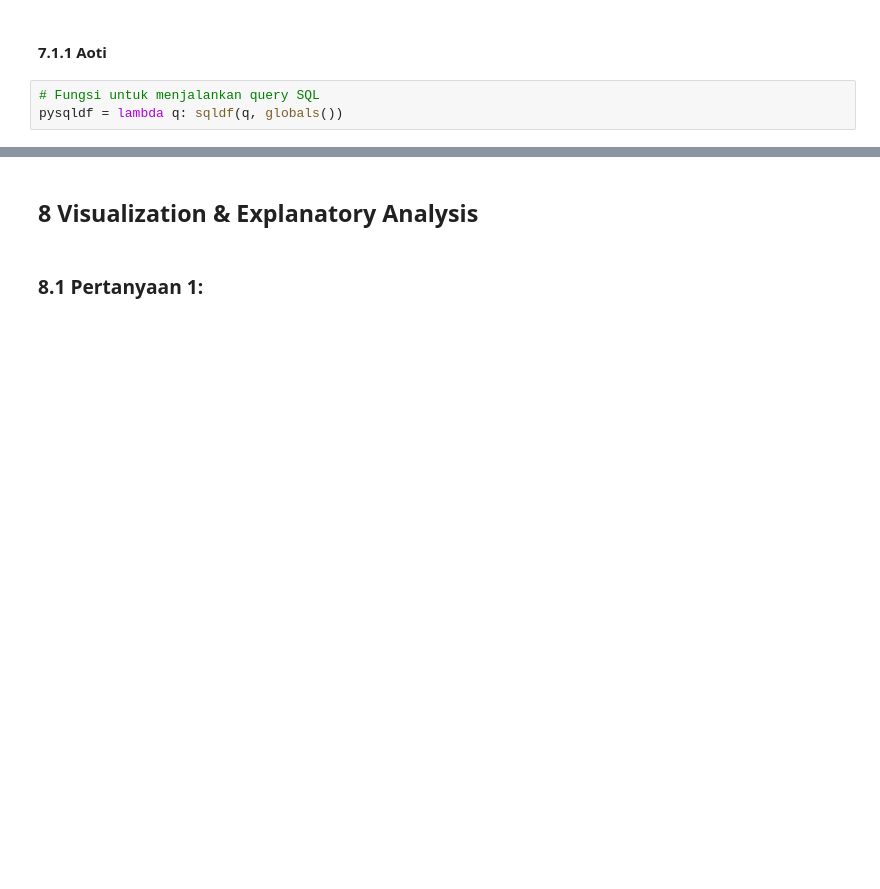
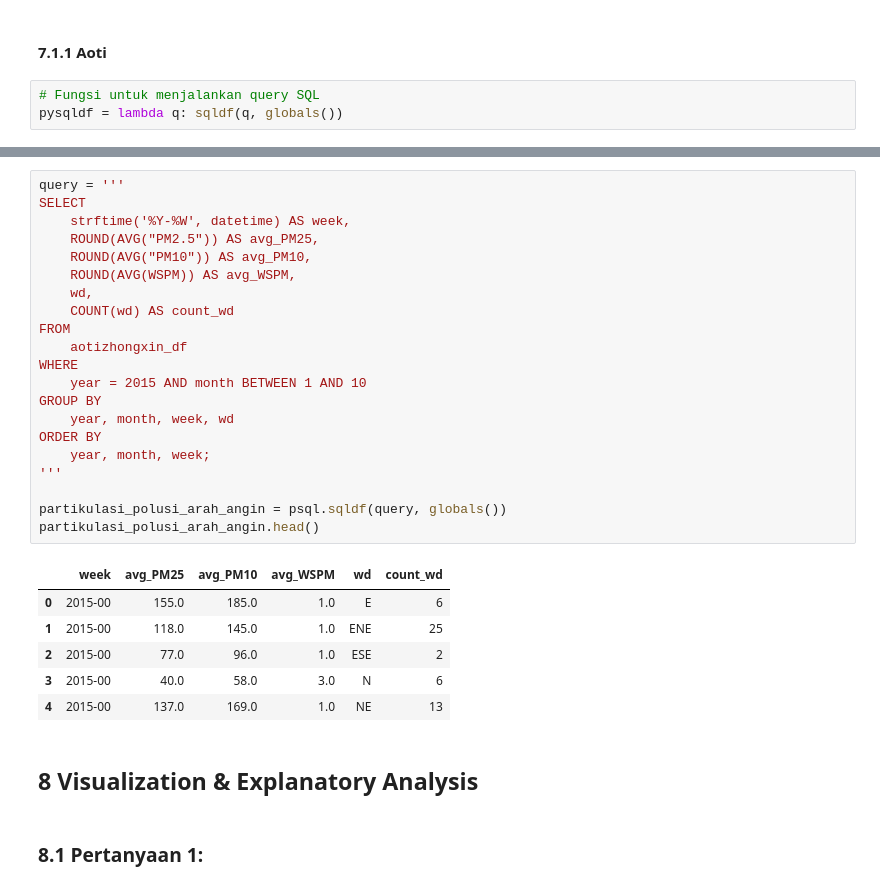
Before and after one commit to Wlnfadhil/Analisa-Data-Air-Quality-Control, a Jupyter notebook: submission/notebook.ipynb, the cells around one changed output, grey strips where cells are left out. Cells and saved outputs as stored; diff of their text form; blank space fills up the shorter version.

```diff
--- a/submission/notebook.ipynb
+++ b/submission/notebook.ipynb
@@ -828,3 +873,31 @@ partikulasi_polusi_bulanan[['date_time', 'avg_PM25', 'avg_PM10', 'avg_SO2', 'avg
+# %%
+query = '''
+SELECT
+    strftime('%Y-%W', datetime) AS week,
+    ROUND(AVG("PM2.5")) AS avg_PM25,
+    ROUND(AVG("PM10")) AS avg_PM10,
+    ROUND(AVG(WSPM)) AS avg_WSPM,
+    wd,
+    COUNT(wd) AS count_wd
+FROM
+    aotizhongxin_df
+WHERE
+    year = 2015 AND month BETWEEN 1 AND 10
+GROUP BY
+    year, month, week, wd
+ORDER BY
+    year, month, week;
+'''
+
+partikulasi_polusi_arah_angin = psql.sqldf(query, globals())
+partikulasi_polusi_arah_angin.head()
+# %% [output]
+|  | week | avg_PM25 | avg_PM10 | avg_WSPM | wd | count_wd |
+| 0 | 2015-00 | 155.0 | 185.0 | 1.0 | E | 6 |
+| 1 | 2015-00 | 118.0 | 145.0 | 1.0 | ENE | 25 |
+| 2 | 2015-00 | 77.0 | 96.0 | 1.0 | ESE | 2 |
+| 3 | 2015-00 | 40.0 | 58.0 | 3.0 | N | 6 |
+| 4 | 2015-00 | 137.0 | 169.0 | 1.0 | NE | 13 |
 # %% [markdown]
 ## 8 Visualization & Explanatory Analysis
 # %% [markdown]
```
Also changed, not shown: parts of 11 cells of this notebook.
